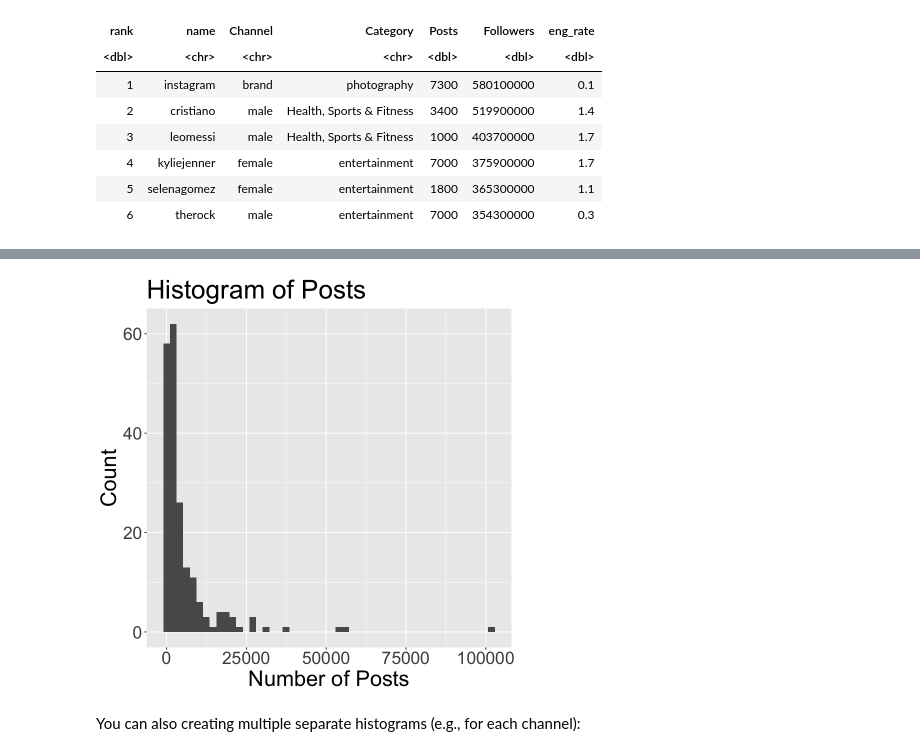
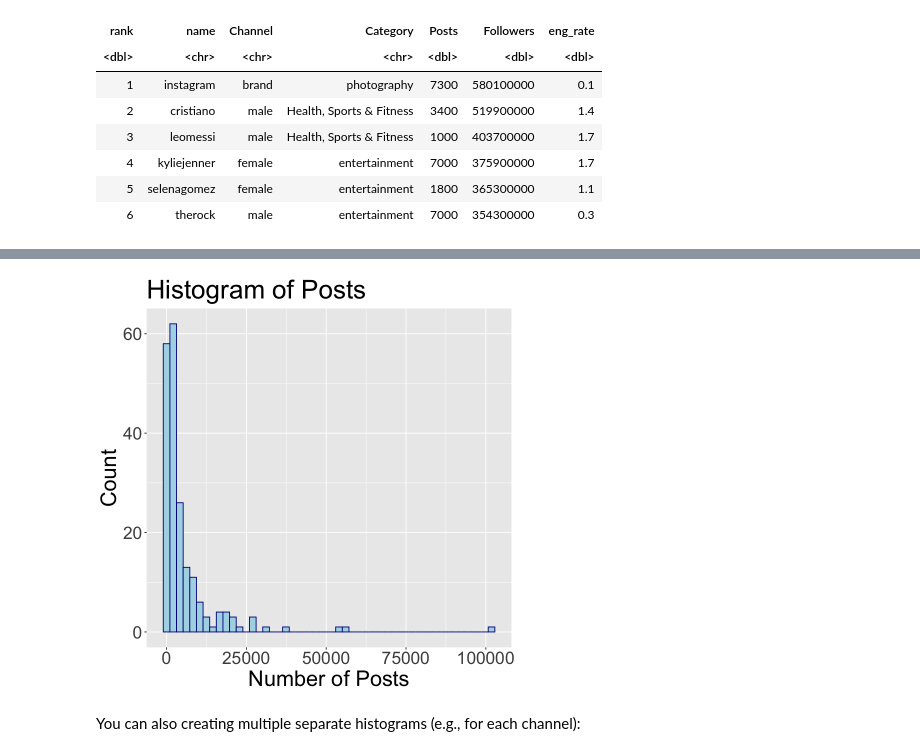
Before and after one commit to katieburak/girls-in-DS, a Jupyter notebook: _build/jupyter_execute/notes/day1.ipynb, the cells around one changed output, grey strips where cells are left out. Cells and saved outputs as stored; diff of their text form; code cells hidden in the pictures.

```diff
--- a/_build/jupyter_execute/notes/day1.ipynb
+++ b/_build/jupyter_execute/notes/day1.ipynb
@@ -890,10 +903,12 @@ A tibble: 6 × 7
 # %%
+# Adding more layers
+
 ggplot(insta, aes(x = Posts)) +
-    geom_histogram(bins=50) +
+    geom_histogram(bins=50, fill="lightblue", col="darkblue") +
     theme(text = element_text(size = 26)) + # increase text size
     labs(x='Number of Posts', y='Count', title='Histogram of Posts') # rename axes and add title
 # %% [output]
-[figure, old version]
+[figure, new version]
 # %% [markdown]
 You can also creating multiple separate histograms (e.g., for each channel):
 # %%
```
Also changed, not shown: parts of 8 cells of this notebook, 44 other files.
